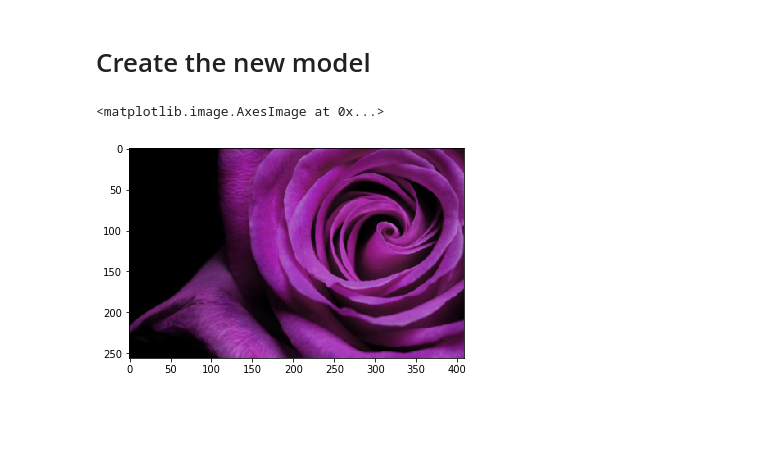
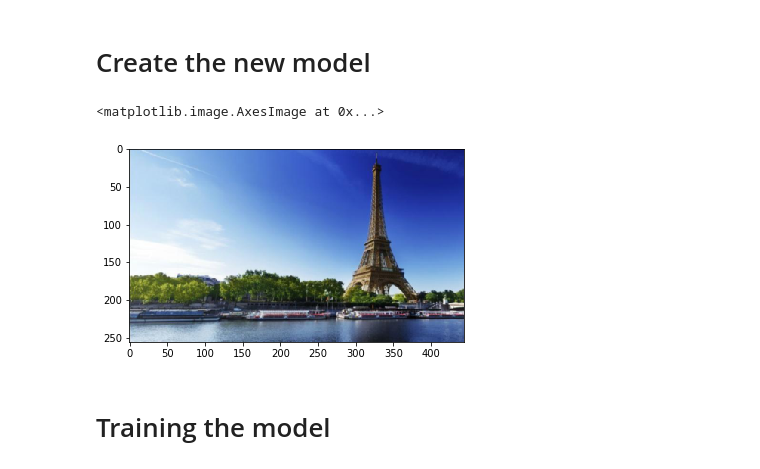
Before and after one commit to psambit9791/ArtWithinAI, a Jupyter notebook: II - Style Transfer.ipynb, the cells around one changed output. Cells and saved outputs as stored; diff of their text form; code cells hidden in the pictures; blank space fills up the shorter version.

```diff
--- a/II - Style Transfer.ipynb
+++ b/II - Style Transfer.ipynb
@@ -18,8 +18,13 @@ import torchvision.models as models
 # %%
 imsize = 256
 
-def image_to_tensor(file_path):
+def file_to_tensor(file_path):
     image = Image.open(file_path)
+    ten_image = transforms.Compose([transforms.Resize(imsize), transforms.ToTensor()])(image).to(device)
+    ten_image.unsqueeze_(0) # adds batch size = 1
+    return ten_image
+
+def image_to_tensor(image):
     ten_image = transforms.Compose([transforms.Resize(imsize), transforms.ToTensor()])(image).to(device)
     ten_image.unsqueeze_(0) # adds batch size = 1
     return ten_image
@@ -28,10 +33,10 @@ def tensor_to_image(tensor):
     img = transforms.ToPILImage()(tensor.clone().cpu().squeeze(0))
     return img
 # %%
-set_folder = "Set1"
+set_folder = "Set7"
 
-content = image_to_tensor("UpdatedSets/"+set_folder+"/content.jpg")
-style = image_to_tensor("UpdatedSets/"+set_folder+"/style.png")
+content = file_to_tensor("UpdatedSets/"+set_folder+"/content.jpg")
+style = file_to_tensor("UpdatedSets/"+set_folder+"/style.png")
 # %%
 if content.size() != style.size():
     print("Please execute Processing the Data.ipynb on the dataset")
@@ -135,15 +138,18 @@ def get_new_model(vgg19, content_image, style_image):
     return model, content_modules, style_modules
 # %%
 use_content = True
+input_img = None
 
 if use_content is True:
     # For using the content image
     input_img = tensor_to_image(content)
 else:
     # For using random noise as input
     input_img = tensor_to_image(torch.randn(content.data.size(), device=device))
 
 plt.imshow(input_img)
 # %% [output]
 <matplotlib.image.AxesImage at 0x...>
-[figure, old version]
+[figure, new version]
+# %% [markdown]
+# Training the model
```
Also changed, not shown: parts of 4 cells of this notebook, 1 other file.
